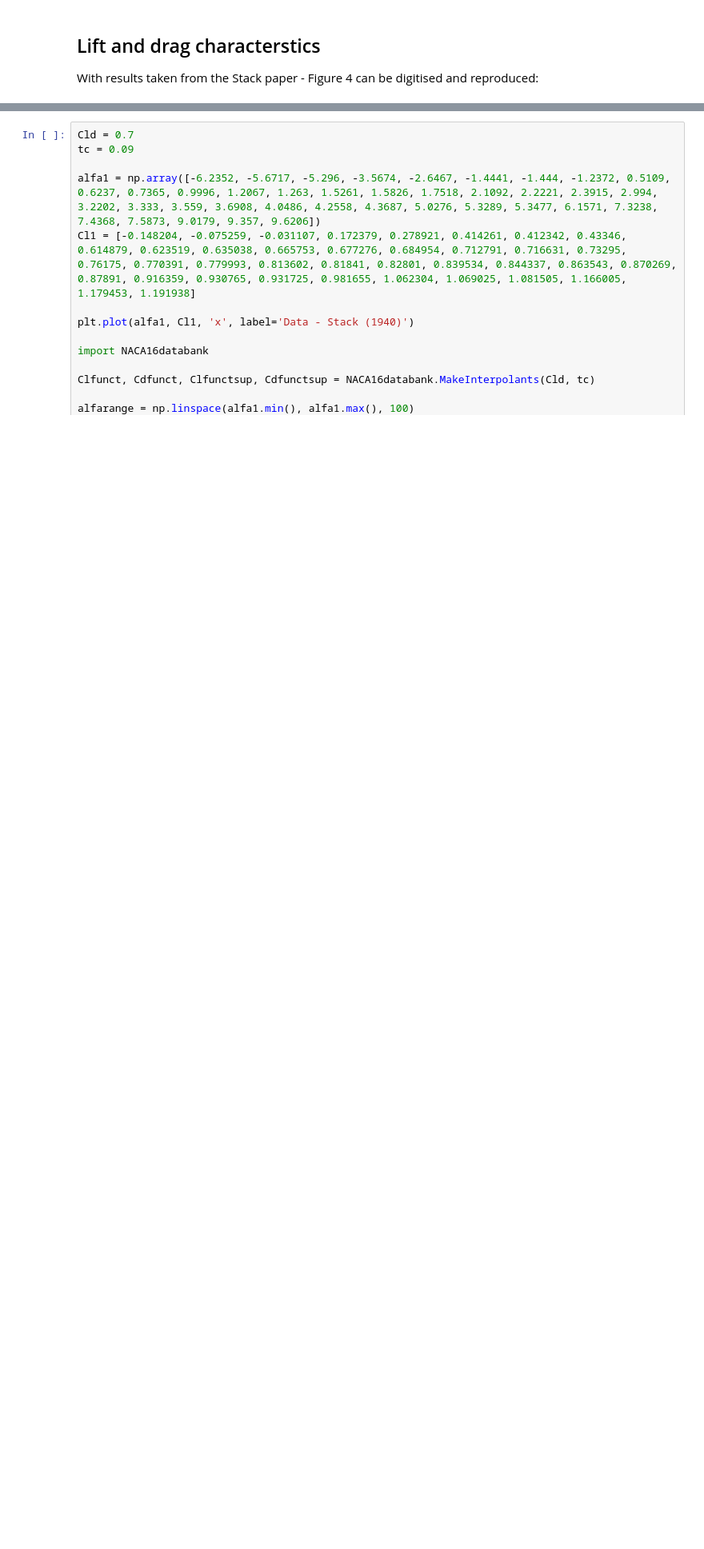
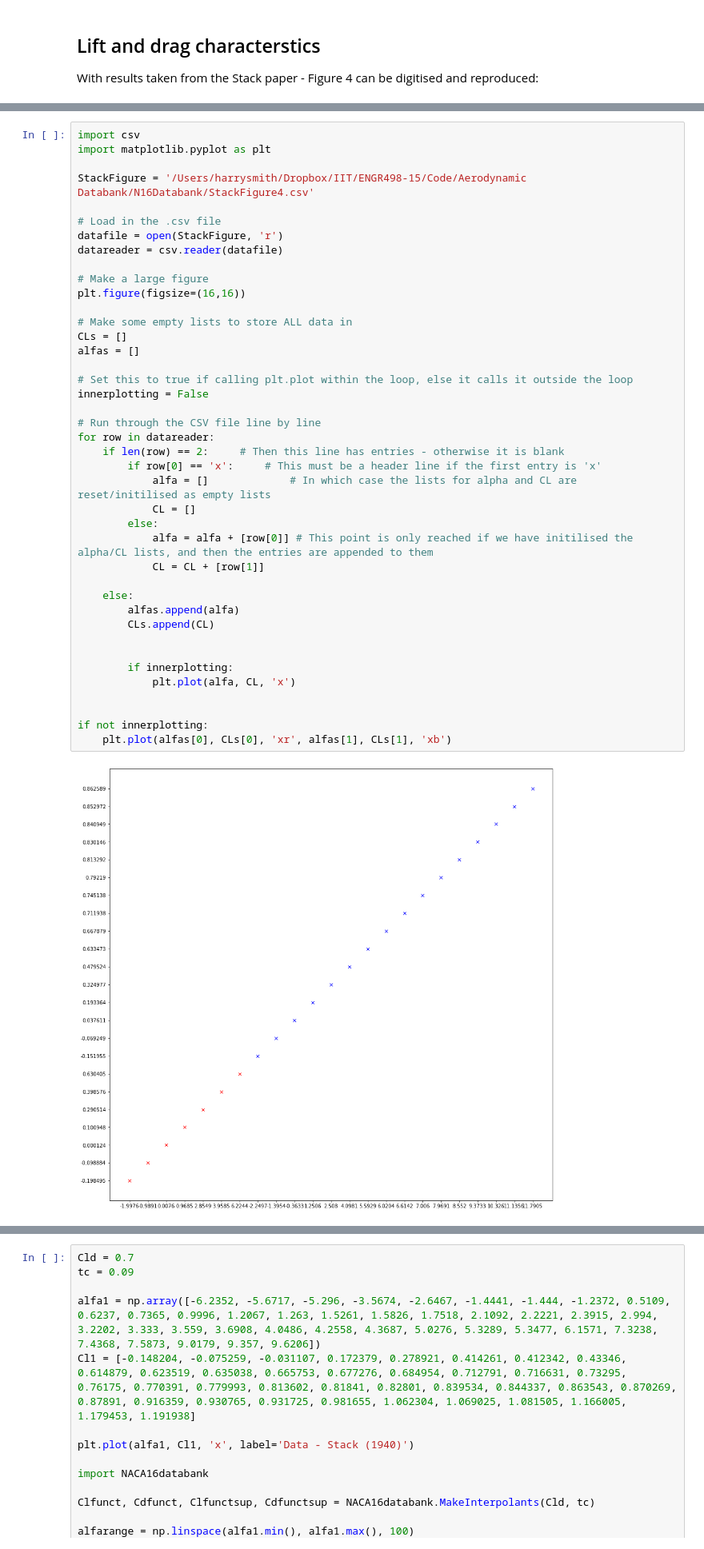
Before and after one commit to aeronauty/N16Databank, a Jupyter notebook: NACA 16 Sections.ipynb, the cells around one changed output, grey strips where cells are left out. Shown at 80% size. Cells and saved outputs as stored; diff of their text form; blank space fills up the shorter version.

```diff
--- a/NACA 16 Sections.ipynb
+++ b/NACA 16 Sections.ipynb
@@ -136,3 +102,46 @@ plt.show()
+# %%
+import csv
+import matplotlib.pyplot as plt
+
+StackFigure = '/Users/harrysmith/Dropbox/IIT/ENGR498-15/Code/Aerodynamic Databank/N16Databank/StackFigure4.csv'
+
+# Load in the .csv file
+datafile = open(StackFigure, 'r')
+datareader = csv.reader(datafile)
+
+# Make a large figure
+plt.figure(figsize=(16,16))
+
+# Make some empty lists to store ALL data in
+CLs = []
+alfas = []
+
+# Set this to true if calling plt.plot within the loop, else it calls it outside the loop
+innerplotting = False
+
+# Run through the CSV file line by line
+for row in datareader:
+    if len(row) == 2:     # Then this line has entries - otherwise it is blank
+        if row[0] == 'x':     # This must be a header line if the first entry is 'x'
+            alfa = []             # In which case the lists for alpha and CL are reset/initilised as empty lists
+            CL = []
+        else:
+            alfa = alfa + [row[0]] # This point is only reached if we have initilised the alpha/CL lists, and then the entries are appended to them
+            CL = CL + [row[1]]
+
+    else:
+        alfas.append(alfa)
+        CLs.append(CL)
+
+
+        if innerplotting:
+            plt.plot(alfa, CL, 'x')
+
+
+if not innerplotting:
+    plt.plot(alfas[0], CLs[0], 'xr', alfas[1], CLs[1], 'xb')
+# %% [output]
+[figure, added]
 # %%
 Cld = 0
 tc = 0.09
```
Also changed, not shown: parts of 3 cells of this notebook, 2 other files.
